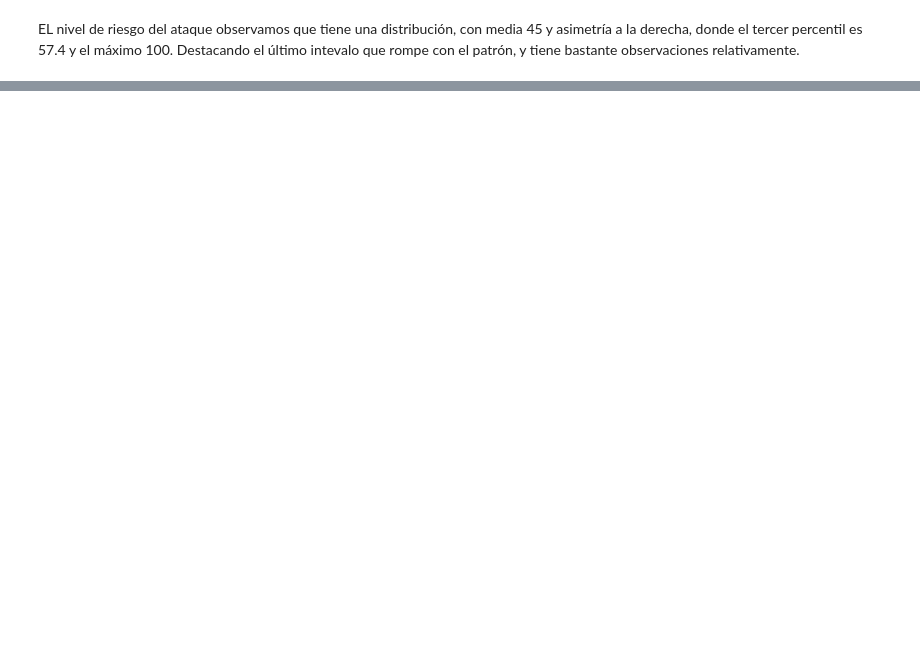
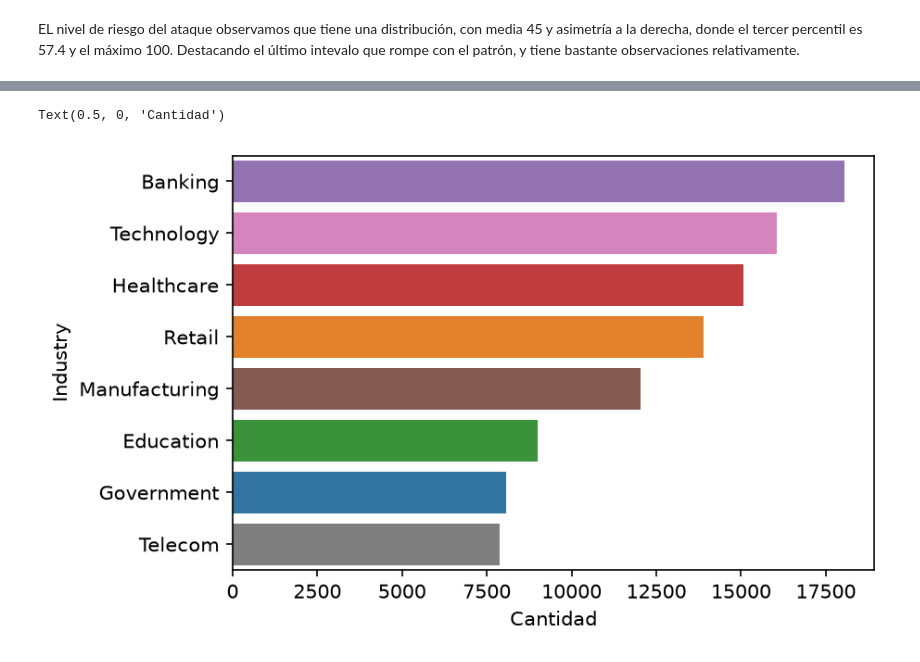
Before and after one commit to franconicolas38/proyecto-final-pycd, a Jupyter notebook: codigo_trabajo_final.ipynb, the cells around one changed output, grey strips where cells are left out. Saved outputs shown, nothing was run; the diff lists cells and outputs as text; code cells hidden in the pictures; blank space fills up the shorter version.

```diff
--- a/codigo_trabajo_final.ipynb
+++ b/codigo_trabajo_final.ipynb
@@ -95,0 +116,8 @@ EL nivel de riesgo del ataque observamos que tiene una distribución, con media
+# %%
+fig, ax = plt.subplots(figsize=(6, 3.5), layout="constrained")
+sns.countplot(data = df, y = "Industry", hue = "Industry",
+    order = df["Industry"].value_counts().index, ax=ax)
+ax.set_xlabel("Cantidad")
+# %% [output]
+Text(0.5, 0, 'Cantidad')
+[figure, added]
```
Also changed, not shown: parts of 6 cells of this notebook.
